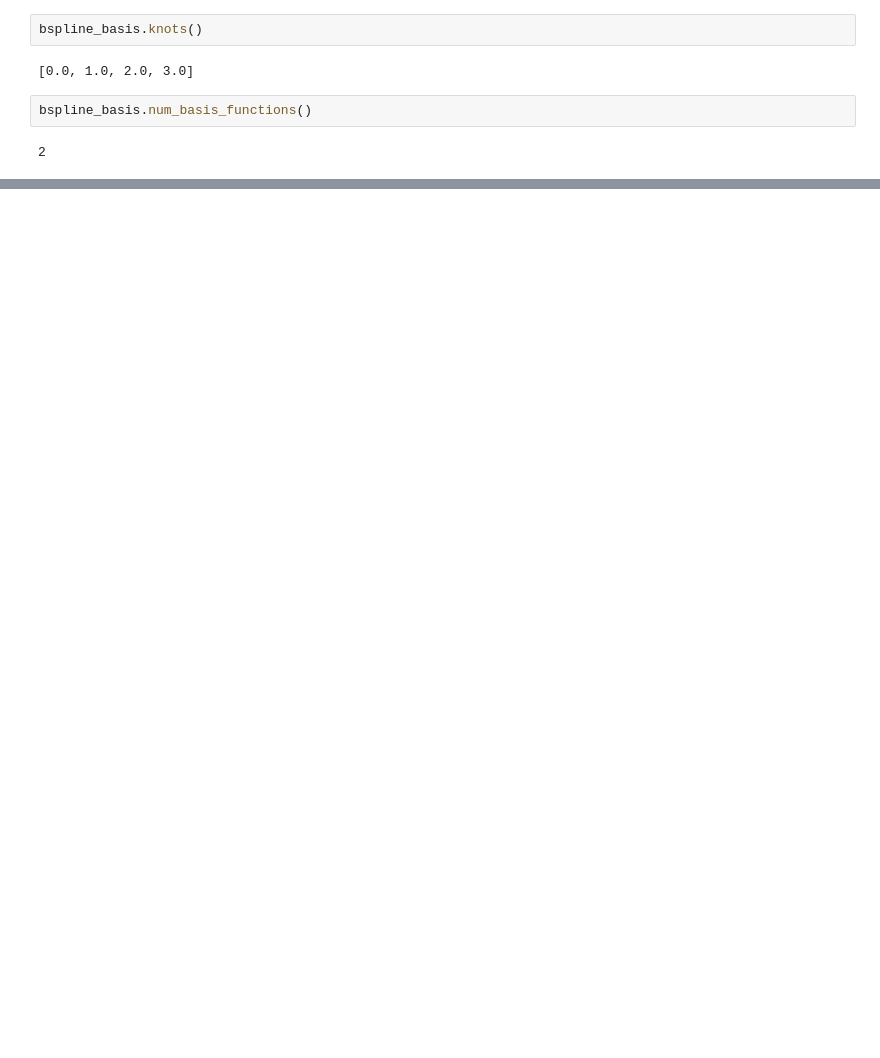
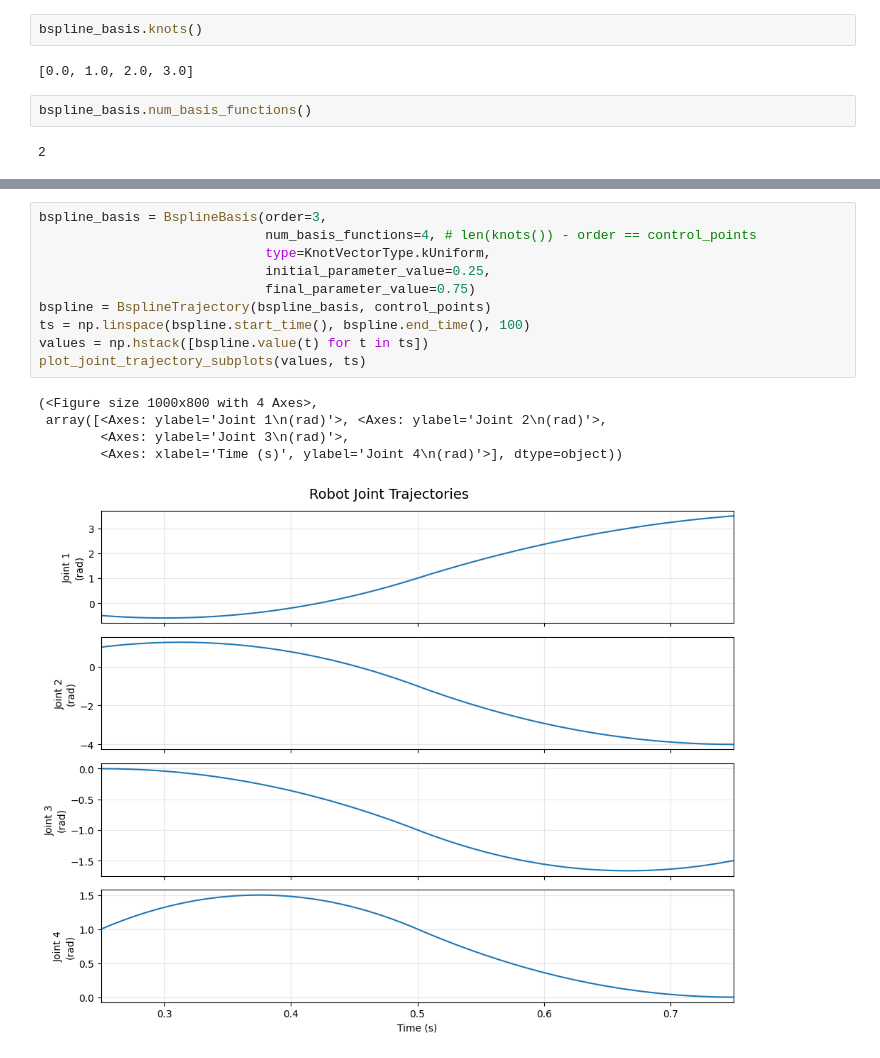
Before and after one commit to JafarAbdi/ramp, a Jupyter notebook: Drake.ipynb, the cells around one changed output, grey strips where cells are left out. Cells and saved outputs as stored; diff of their text form; blank space fills up the shorter version.

```diff
--- a/Drake.ipynb
+++ b/Drake.ipynb
@@ -141,3 +147,19 @@ plot_joint_trajectory_subplots(values, ts)
+# %%
+bspline_basis = BsplineBasis(order=3,
+                             num_basis_functions=4, # len(knots()) - order == control_points
+                             type=KnotVectorType.kUniform,
+                             initial_parameter_value=0.25,
+                             final_parameter_value=0.75)
+bspline = BsplineTrajectory(bspline_basis, control_points)
+ts = np.linspace(bspline.start_time(), bspline.end_time(), 100)
+values = np.hstack([bspline.value(t) for t in ts])
+plot_joint_trajectory_subplots(values, ts)
+# %% [output]
+(<Figure size 1000x800 with 4 Axes>,
+ array([<Axes: ylabel='Joint 1\n(rad)'>, <Axes: ylabel='Joint 2\n(rad)'>,
+        <Axes: ylabel='Joint 3\n(rad)'>,
+        <Axes: xlabel='Time (s)', ylabel='Joint 4\n(rad)'>], dtype=object))
+[figure, added]
 # %%
 values = np.hstack([bspline.EvalDerivative(t, 1) for t in ts])
 plot_joint_trajectory_subplots(values, ts)
```
Also changed, not shown: parts of 14 cells of this notebook, 1 other file.
